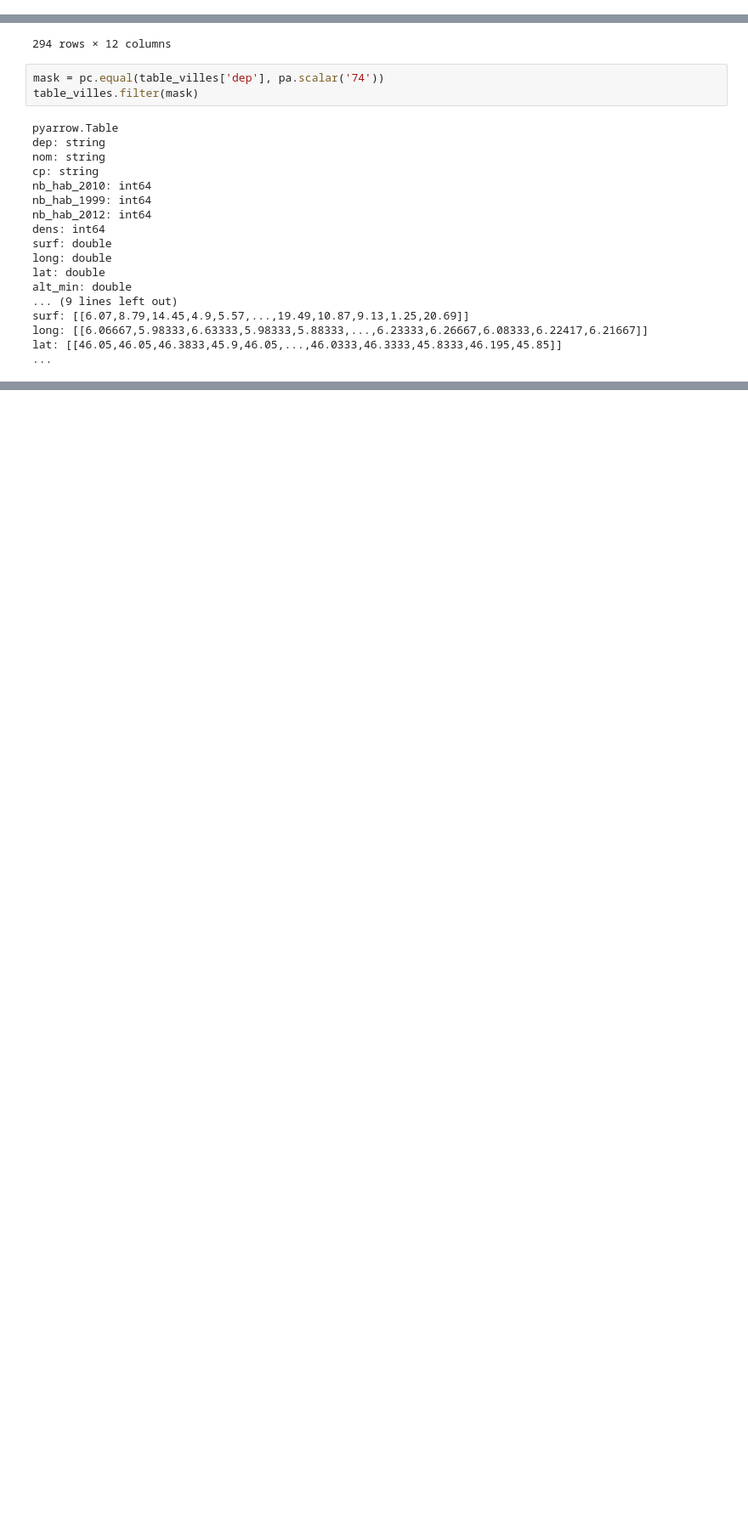
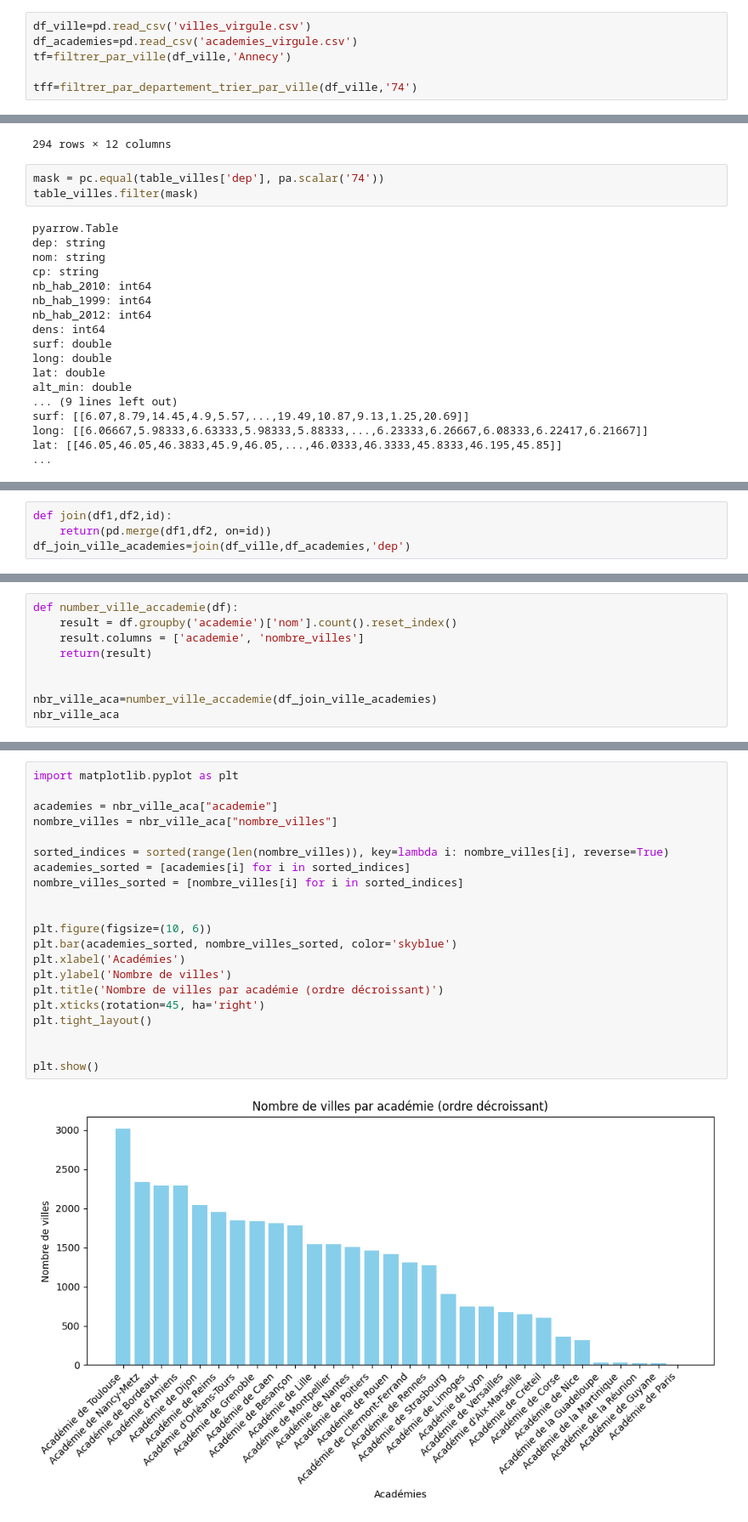
Before and after one commit to loisblin/TPparquet, a Jupyter notebook: parquet.ipynb, the cells around one changed output, grey strips where cells are left out. Shown: that part at 85% size. Cells and saved outputs as stored; diff of their text form; blank space fills up the shorter version.

```diff
--- a/parquet.ipynb
+++ b/parquet.ipynb
@@ -183,0 +203,6 @@ Max: 18360.0
+# %%
+df_ville=pd.read_csv('villes_virgule.csv')
+df_academies=pd.read_csv('academies_virgule.csv')
+tf=filtrer_par_ville(df_ville,'Annecy')
+
+tff=filtrer_par_departement_trier_par_ville(df_ville,'74')
@@ -244,0 +295,4 @@ lat: [[46.05,46.05,46.3833,45.9,46.05,...,46.0333,46.3333,45.8333,46.195,45.85]]
+# %%
+def join(df1,df2,id):
+    return(pd.merge(df1,df2, on=id))
+df_join_ville_academies=join(df_ville,df_academies,'dep')
@@ -244,0 +356,9 @@ lat: [[46.05,46.05,46.3833,45.9,46.05,...,46.0333,46.3333,45.8333,46.195,45.85]]
+# %%
+def number_ville_accademie(df):
+    result = df.groupby('academie')['nom'].count().reset_index()
+    result.columns = ['academie', 'nombre_villes']
+    return(result)
+
+
+nbr_ville_aca=number_ville_accademie(df_join_ville_academies)
+nbr_ville_aca
@@ -244,0 +387,23 @@ lat: [[46.05,46.05,46.3833,45.9,46.05,...,46.0333,46.3333,45.8333,46.195,45.85]]
+# %%
+import matplotlib.pyplot as plt
+
+academies = nbr_ville_aca["academie"]
+nombre_villes = nbr_ville_aca["nombre_villes"]
+
+sorted_indices = sorted(range(len(nombre_villes)), key=lambda i: nombre_villes[i], reverse=True)
+academies_sorted = [academies[i] for i in sorted_indices]
+nombre_villes_sorted = [nombre_villes[i] for i in sorted_indices]
+
+
+plt.figure(figsize=(10, 6))
+plt.bar(academies_sorted, nombre_villes_sorted, color='skyblue')
+plt.xlabel('Académies')
+plt.ylabel('Nombre de villes')
+plt.title('Nombre de villes par académie (ordre décroissant)')
+plt.xticks(rotation=45, ha='right')
+plt.tight_layout()
+
+
+plt.show()
+# %% [output]
+[figure, added]
```
Also changed, not shown: parts of 19 cells of this notebook.
